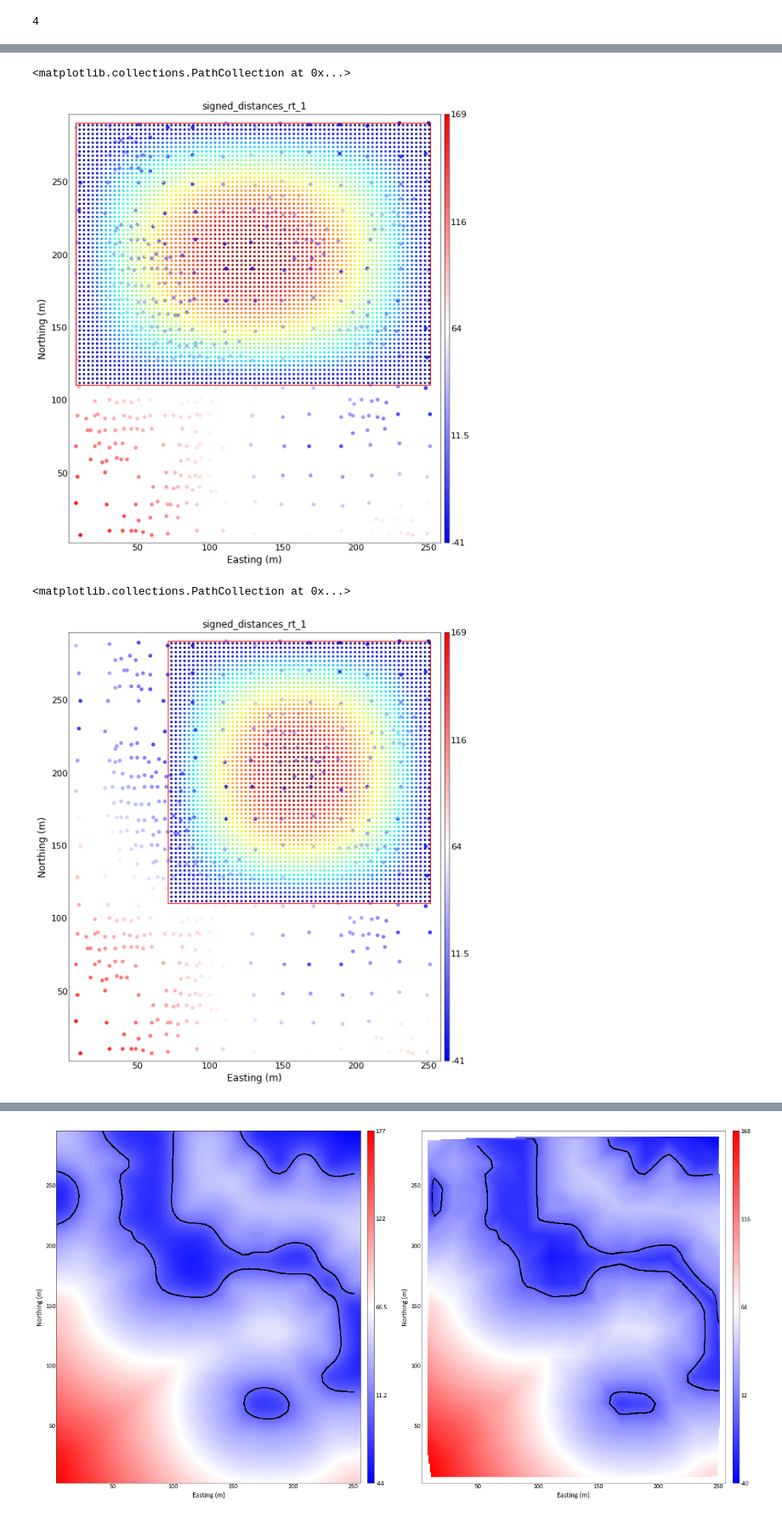
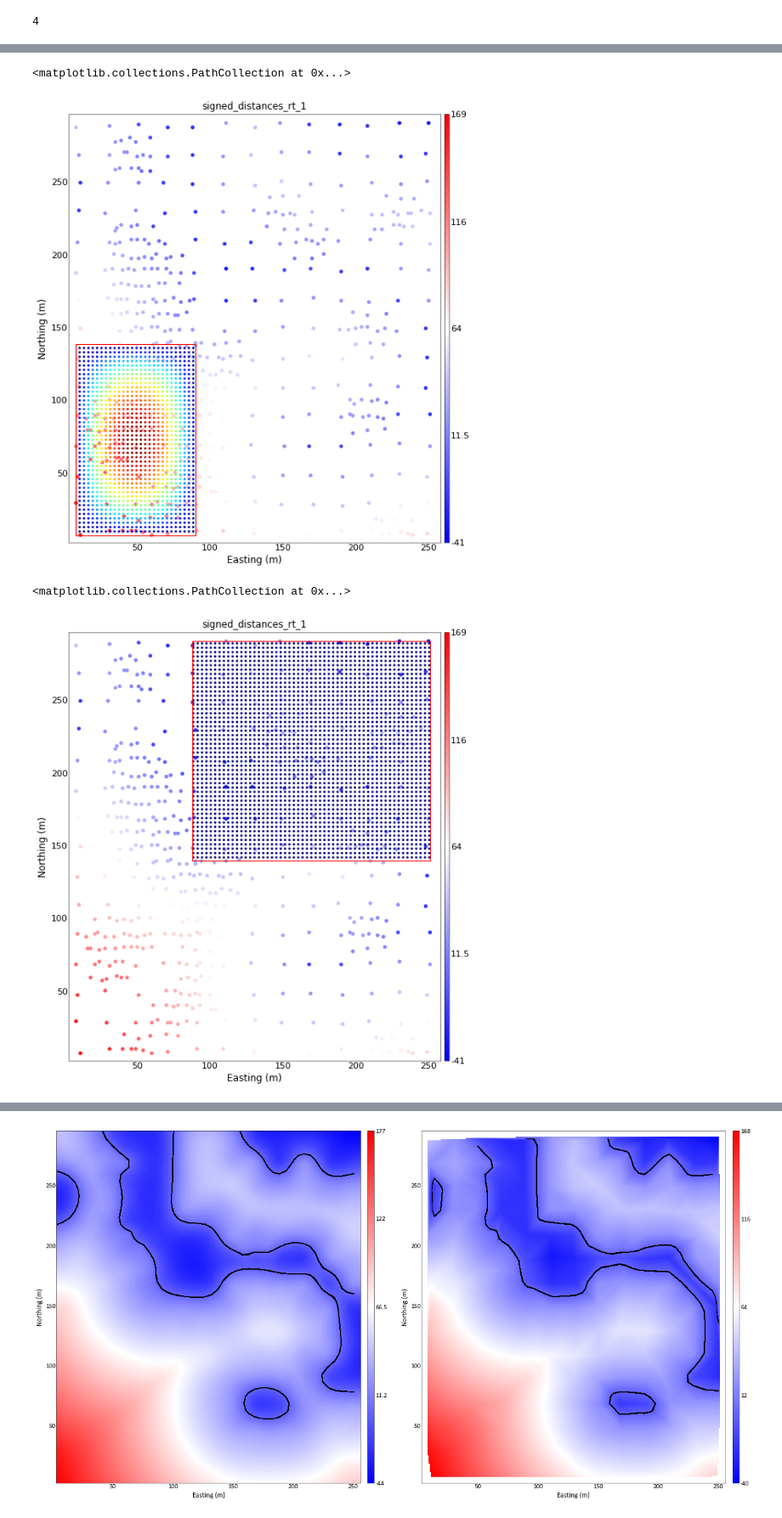
Before and after one commit to robertorolo/Partition-of-Unity-for-RBF-interpolation, a Jupyter notebook: scipy_interpolators_test.ipynb, the cells around one changed output, grey strips where cells are left out. Shown at 85% size. Cells and saved outputs as stored; diff of their text form; code cells hidden in the pictures.

```diff
--- a/scipy_interpolators_test.ipynb
+++ b/scipy_interpolators_test.ipynb
@@ -62,9 +64,10 @@ class RBF_PoU:
         self.ul_partitions = [np.arange(len(self.xp))]
 
         self.weights = []
+        self.acc_weights = np.zeros(len(self.xg))
         self.norm_weights = []
 
-    def split(self, pidxs, idx):
+    def split(self, pidxs):
 
         xp, yp, zp = self.xp[pidxs], self.yp[pidxs], self.zp[pidxs]
 
@@ -74,7 +77,8 @@ class RBF_PoU:
             self.used.append(False)
             nn = int(np.ceil(n/2*(1+self.D)))
             print('Number of samples in Pl and Pu: {}'.format(nn))
-            del self.ul_partitions[idx]
+
+            del self.ul_partitions[0]
 
             deltax, deltay, deltaz = np.max(xp)-np.min(xp), np.max(yp)-np.min(yp), np.max(zp)-np.min(zp)
             longaxis = np.argmax([deltax, deltay, deltaz])
@@ -119,13 +123,12 @@ class RBF_PoU:
 
         else:
             self.used.append(True)
-            del self.ul_partitions[idx]
+            del self.ul_partitions[0]
             print('Number of samples less than the treshold')
 
     def partition(self):
         while len(self.ul_partitions) > 0:
-            for idx, p in enumerate(self.ul_partitions):
-                self.split(p, idx)
+            self.split(self.ul_partitions[0])
         self.used = self.used[1:]
 
     def calculate_weights(self):
@@ -150,14 +153,17 @@ class RBF_PoU:
             wfunc = 1 - dfunc
 
             self.weights.append(wfunc)
+            self.acc_weights[idxs] =+ wfunc
 
     def normalize_weights(self):
         used_idxs = self.used
         grids_idxs = np.array(self.grid_idx_list)[used_idxs]
 
         for i, idx in enumerate(grids_idxs):
+            nw = self.weights[i]/self.acc_weights[idx]
+            self.norm_weights.append(nw)
 # %%
-ptest = RBF_PoU(data_coords=data_coords, grid_coords=grid_coords, D=0.2, nmax=200)
+ptest = RBF_PoU(data_coords=data_coords, grid_coords=grid_coords, D=0.0, nmax=150)
 # %%
 ptest.partition()
 # %% [output]
@@ -236,16 +262,16 @@ axs.add_patch(rect1)
 axs.scatter(x, y, s=7, c=ptest.weights[c], cmap='jet')
 # %% [output]
 <matplotlib.collections.PathCollection at 0x...>
-[figure, old version]
+[figure, new version]
 # %%
-c=1
+c=3
 coords = np.array(ptest.grid_coords).T[grids_used[c]].T
 x, y, z = coords[0], coords[1], coords[2]
 fig, axs = plt.subplots(1,1, figsize=(10,10))
 _ = gs.location_plot(data, var='signed_distances_rt_1', cmap='bwr',ax=axs)
 rect1 = Rectangle((lows[c][0], lows[c][1]), ups[c][0]-lows[c][0], ups[c][1]-lows[c][1], linewidth=1, edgecolor='red', facecolor='none')
 axs.add_patch(rect1)
-axs.scatter(x, y, s=7, c=ptest.weights[c], cmap='jet')
+axs.scatter(x, y, s=7, c=ptest.norm_weights[c], cmap='jet')
 # %% [output]
 <matplotlib.collections.PathCollection at 0x...>
-[figure, old version]
+[figure, new version]
```
Also changed, not shown: parts of 9 cells of this notebook.
